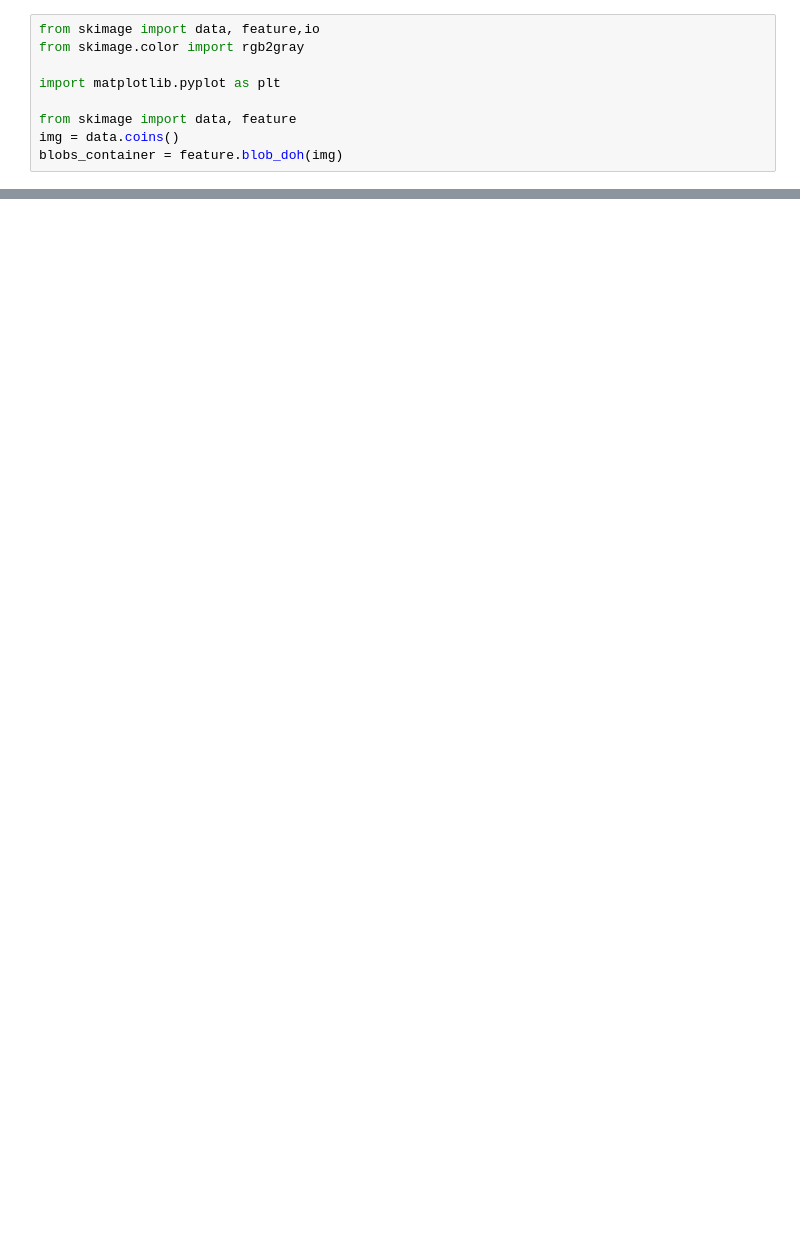
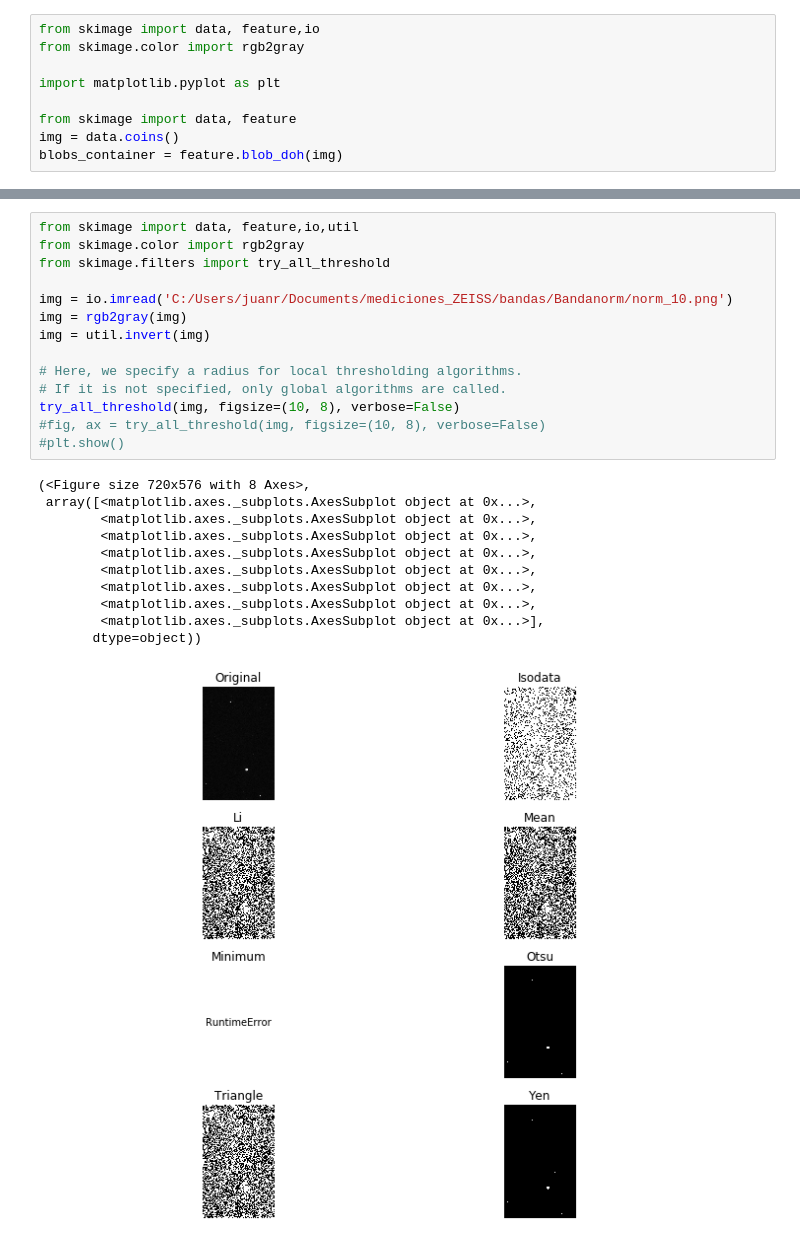
Before and after one commit to jrr1984/defects_analysis, a Jupyter notebook: defects_detection.ipynb, the cells around one changed output, grey strips where cells are left out. Drawn from its saved outputs; the diff is of its cells as text; blank space fills up the shorter version.

```diff
--- a/defects_detection.ipynb
+++ b/defects_detection.ipynb
@@ -65,0 +65,26 @@ for (i,j,k) in blobs_container:
+# %%
+from skimage import data, feature,io,util
+from skimage.color import rgb2gray
+from skimage.filters import try_all_threshold
+
+img = io.imread('C:/Users/juanr/Documents/mediciones_ZEISS/bandas/Bandanorm/norm_10.png')
+img = rgb2gray(img)
+img = util.invert(img)
+
+# Here, we specify a radius for local thresholding algorithms.
+# If it is not specified, only global algorithms are called.
+try_all_threshold(img, figsize=(10, 8), verbose=False)
+#fig, ax = try_all_threshold(img, figsize=(10, 8), verbose=False)
+#plt.show()
+# %% [output]
+(<Figure size 720x576 with 8 Axes>,
+ array([<matplotlib.axes._subplots.AxesSubplot object at 0x...>,
+        <matplotlib.axes._subplots.AxesSubplot object at 0x...>,
+        <matplotlib.axes._subplots.AxesSubplot object at 0x...>,
+        <matplotlib.axes._subplots.AxesSubplot object at 0x...>,
+        <matplotlib.axes._subplots.AxesSubplot object at 0x...>,
+        <matplotlib.axes._subplots.AxesSubplot object at 0x...>,
+        <matplotlib.axes._subplots.AxesSubplot object at 0x...>,
+        <matplotlib.axes._subplots.AxesSubplot object at 0x...>],
+       dtype=object))
+[figure, added]
```
Also changed, not shown: parts of 6 cells of this notebook, 6 other files.
